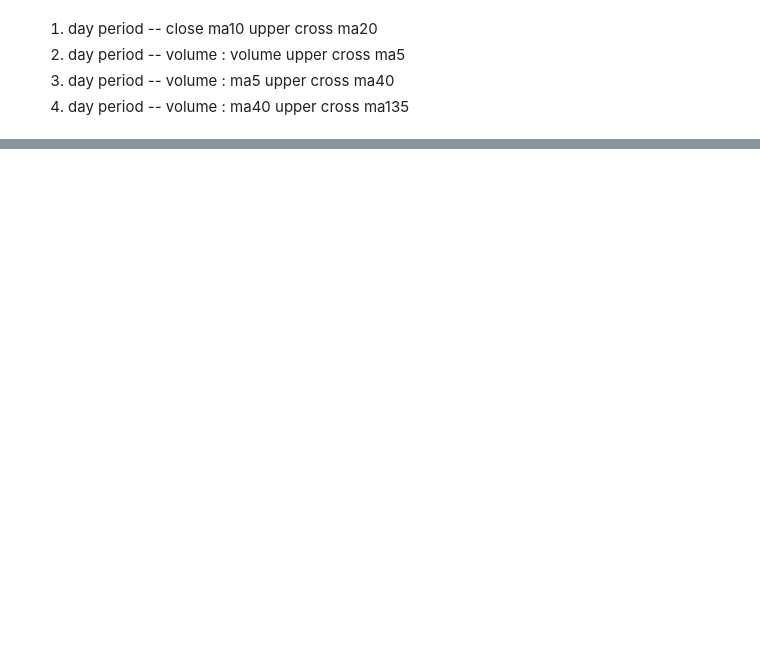
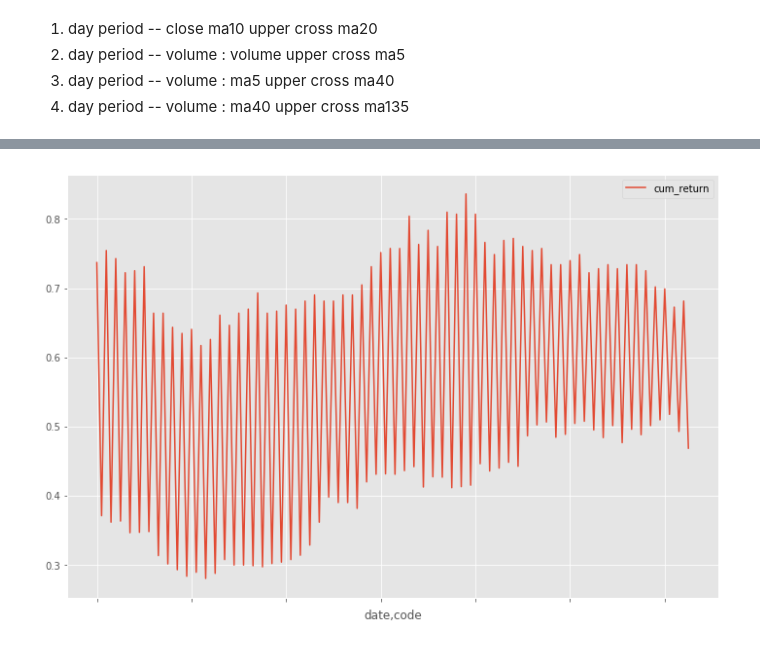
Before and after one commit to dxcv/strategy_research, a Jupyter notebook: simulation/select asset.ipynb, the cells around one changed output, grey strips where cells are left out. Saved outputs shown, nothing was run; the diff lists cells and outputs as text; code cells hidden in the pictures; blank space fills up the shorter version.

```diff
--- a/simulation/select asset.ipynb
+++ b/simulation/select asset.ipynb
@@ -70,0 +146,4 @@ ind[ind.buyTriple == 1]
+# %%
+inc_cum_pct.get_timerange('2018-09-26', '2019', '300274').plot();
+# %% [output]
+[figure, added]
```
Also changed, not shown: parts of 20 cells of this notebook.
